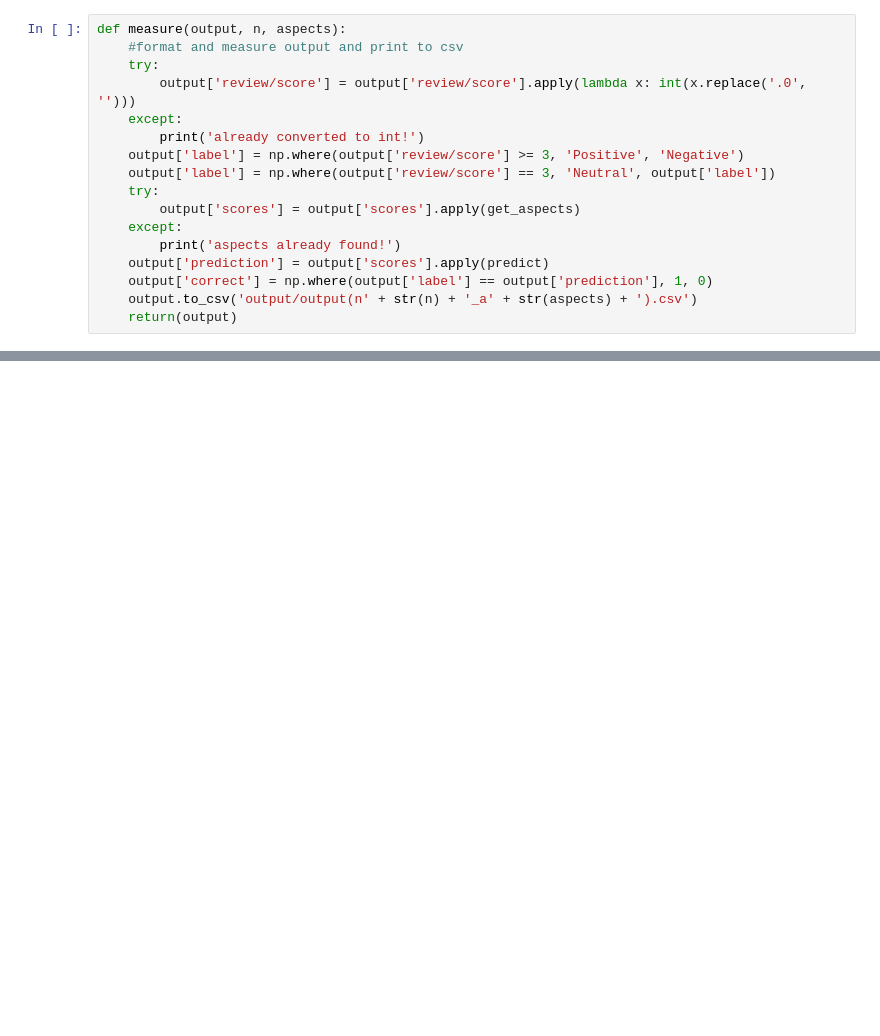
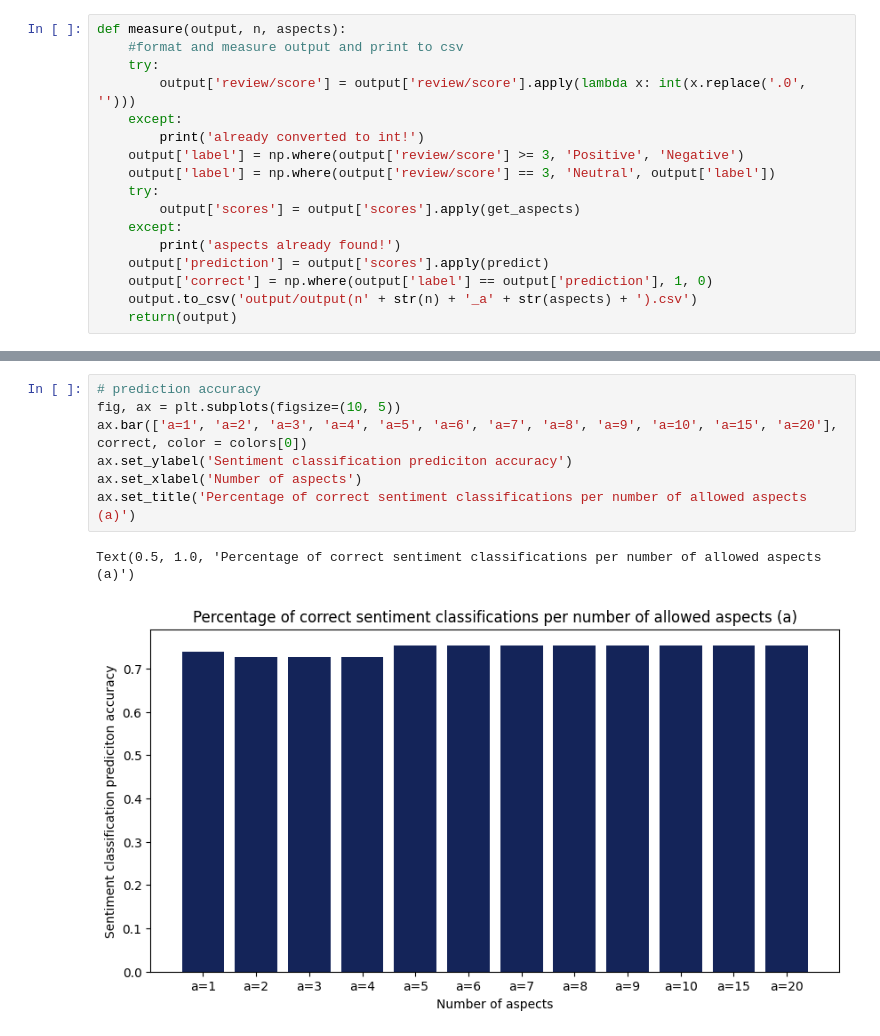
Before and after one commit to Krishamersma/cos802, a Jupyter notebook: amazon.ipynb, the cells around one changed output, grey strips where cells are left out. Drawn from its saved outputs; the diff is of its cells as text; blank space fills up the shorter version.

```diff
--- a/amazon.ipynb
+++ b/amazon.ipynb
@@ -319,0 +399,10 @@ ax.set_title('Duration for different number of aspects')
+# %%
+# prediction accuracy
+fig, ax = plt.subplots(figsize=(10, 5))
+ax.bar(['a=1', 'a=2', 'a=3', 'a=4', 'a=5', 'a=6', 'a=7', 'a=8', 'a=9', 'a=10', 'a=15', 'a=20'], correct, color = colors[0])
+ax.set_ylabel('Sentiment classification prediciton accuracy')
+ax.set_xlabel('Number of aspects')
+ax.set_title('Percentage of correct sentiment classifications per number of allowed aspects (a)')
+# %% [output]
+Text(0.5, 1.0, 'Percentage of correct sentiment classifications per number of allowed aspects (a)')
+[figure, added]
```
Also changed, not shown: parts of 10 cells of this notebook.
